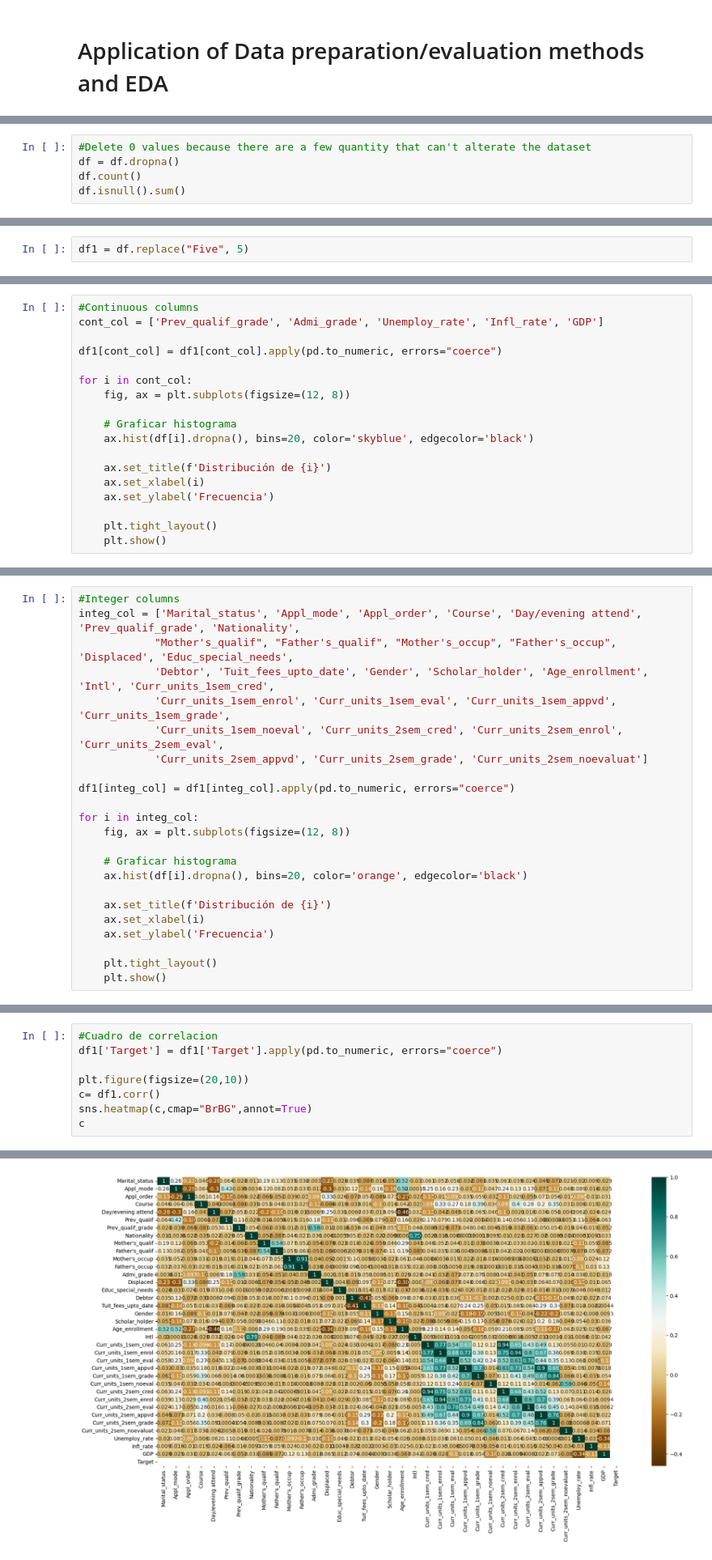
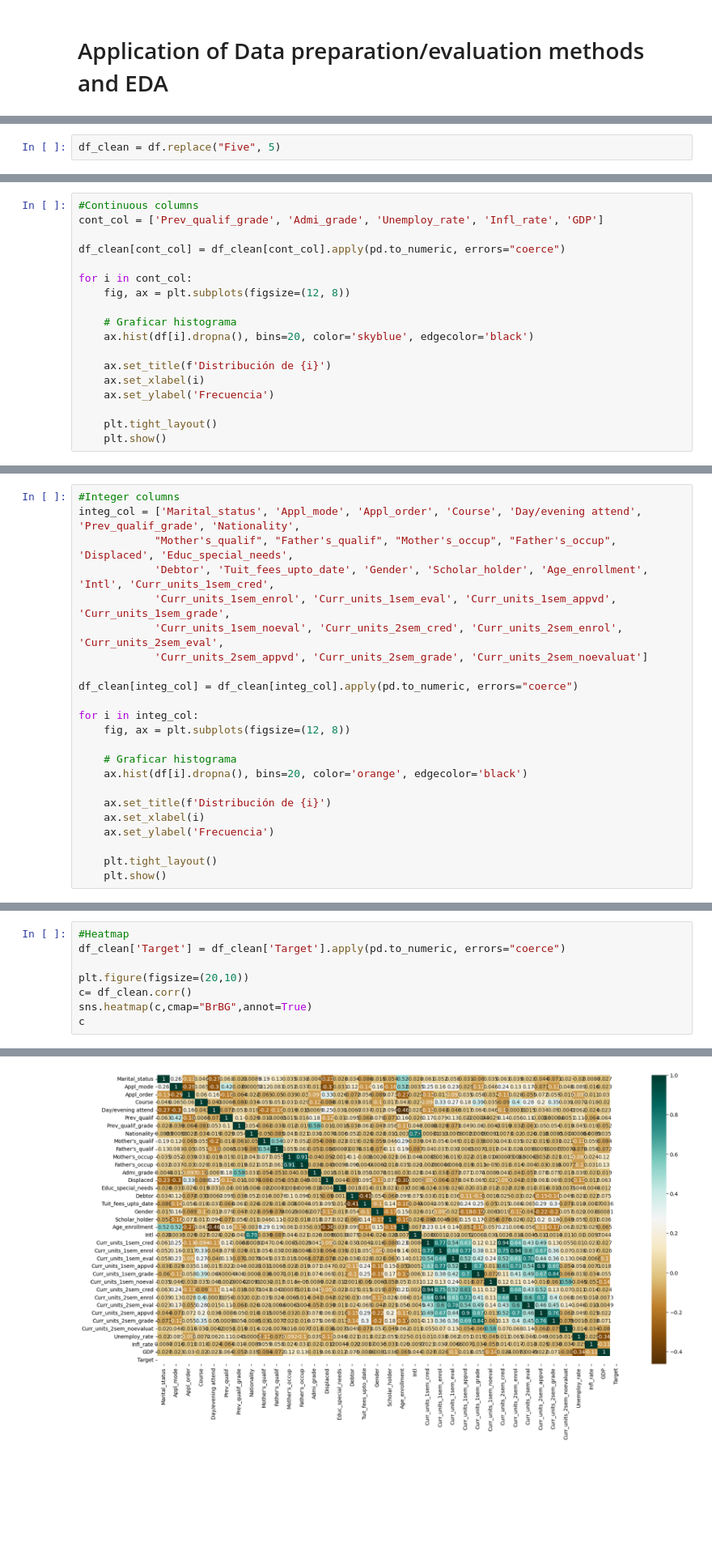
Before and after one commit to 2026362-Silvia/Data-Preparation, a Jupyter notebook: SilviaSolanoMarchini_DPrepHDip_CA1.ipynb, the cells around one changed output, grey strips where cells are left out. Shown at 81% size. Cells and saved outputs as stored; diff of their text form; blank space fills up the shorter version.

```diff
--- a/SilviaSolanoMarchini_DPrepHDip_CA1.ipynb
+++ b/SilviaSolanoMarchini_DPrepHDip_CA1.ipynb
@@ -87,8 +89,3 @@ Inflation rate                                    0
 GDP                                               0
 Target                                            0
 dtype: int64
-# %%
-#Delete 0 values because there are a few quantity that can't alterate the dataset
-df = df.dropna()
-df.count()
-df.isnull().sum()
@@ -309,3 +330,3 @@ Length: 7, dtype: str
 # %%
-df1 = df.replace("Five", 5)
+df_clean = df.replace("Five", 5)
 # %%
@@ -320,7 +341,7 @@ array(['9', '3', '7', '10', '5', '8', '4', '1', '2', '124', '6', '0',
 #Continuous columns
 cont_col = ['Prev_qualif_grade', 'Admi_grade', 'Unemploy_rate', 'Infl_rate', 'GDP']
 
-df1[cont_col] = df1[cont_col].apply(pd.to_numeric, errors="coerce")
+df_clean[cont_col] = df_clean[cont_col].apply(pd.to_numeric, errors="coerce")
 
 for i in cont_col:
     fig, ax = plt.subplots(figsize=(12, 8))
@@ -372,7 +393,7 @@ integ_col = ['Marital_status', 'Appl_mode', 'Appl_order', 'Course', 'Day/evening
             'Curr_units_1sem_noeval', 'Curr_units_2sem_cred', 'Curr_units_2sem_enrol', 'Curr_units_2sem_eval',
             'Curr_units_2sem_appvd', 'Curr_units_2sem_grade', 'Curr_units_2sem_noevaluat']
 
-df1[integ_col] = df1[integ_col].apply(pd.to_numeric, errors="coerce")
+df_clean[integ_col] = df_clean[integ_col].apply(pd.to_numeric, errors="coerce")
 
 for i in integ_col:
     fig, ax = plt.subplots(figsize=(12, 8))
@@ -448,11 +467,11 @@ Text(0.5, 0, 'Appl_mode')
 <Axes: xlabel='Appl_order'>
 ... (143 outputs left out)
 # %%
-#Cuadro de correlacion
-df1['Target'] = df1['Target'].apply(pd.to_numeric, errors="coerce")
+#Heatmap
+df_clean['Target'] = df_clean['Target'].apply(pd.to_numeric, errors="coerce")
 
 plt.figure(figsize=(20,10))
-c= df1.corr()
+c= df_clean.corr()
 sns.heatmap(c,cmap="BrBG",annot=True)
 c
 # %% [output]
@@ -477,3 +496,3 @@ c
 | Target | NaN | NaN | NaN | NaN | NaN | NaN | NaN | ... |
 37 rows × 37 columns
-[figure, old version]
+[figure, new version]
```
Also changed, not shown: parts of 56 cells of this notebook.
